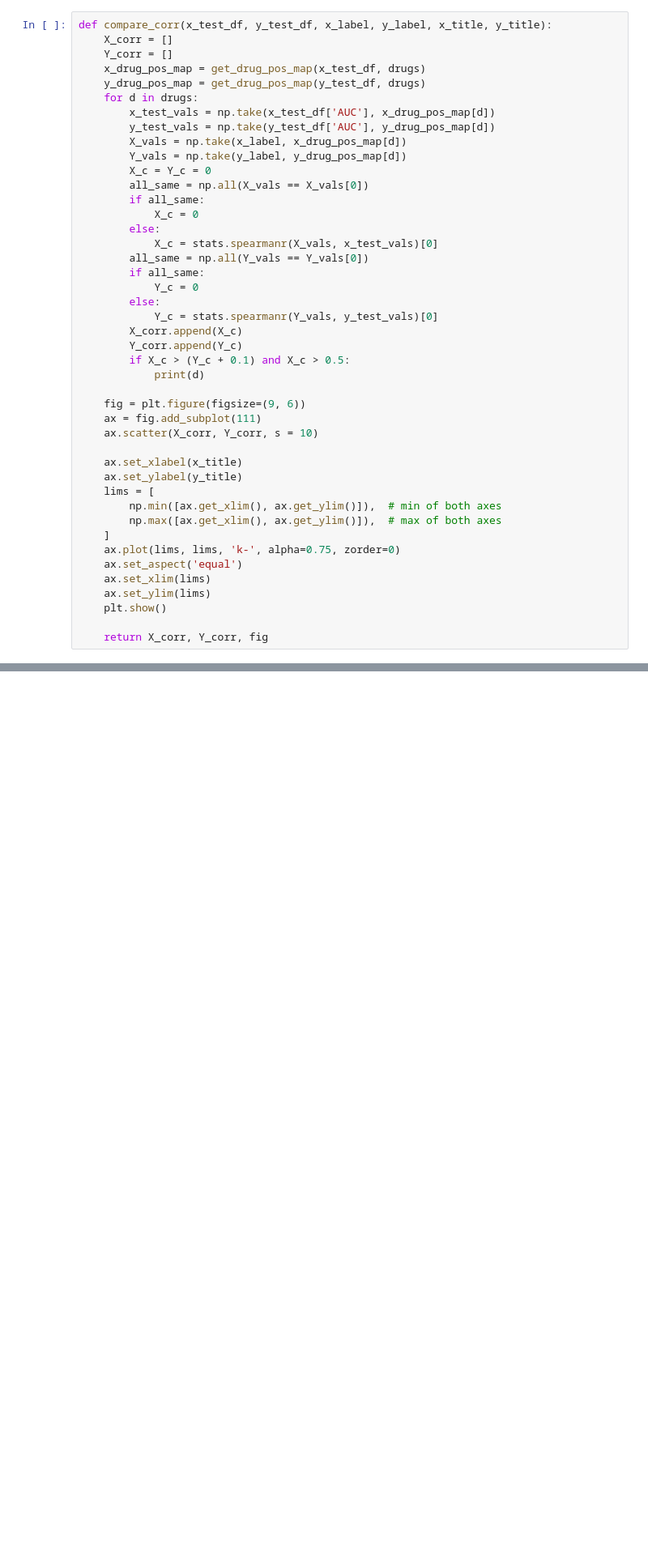
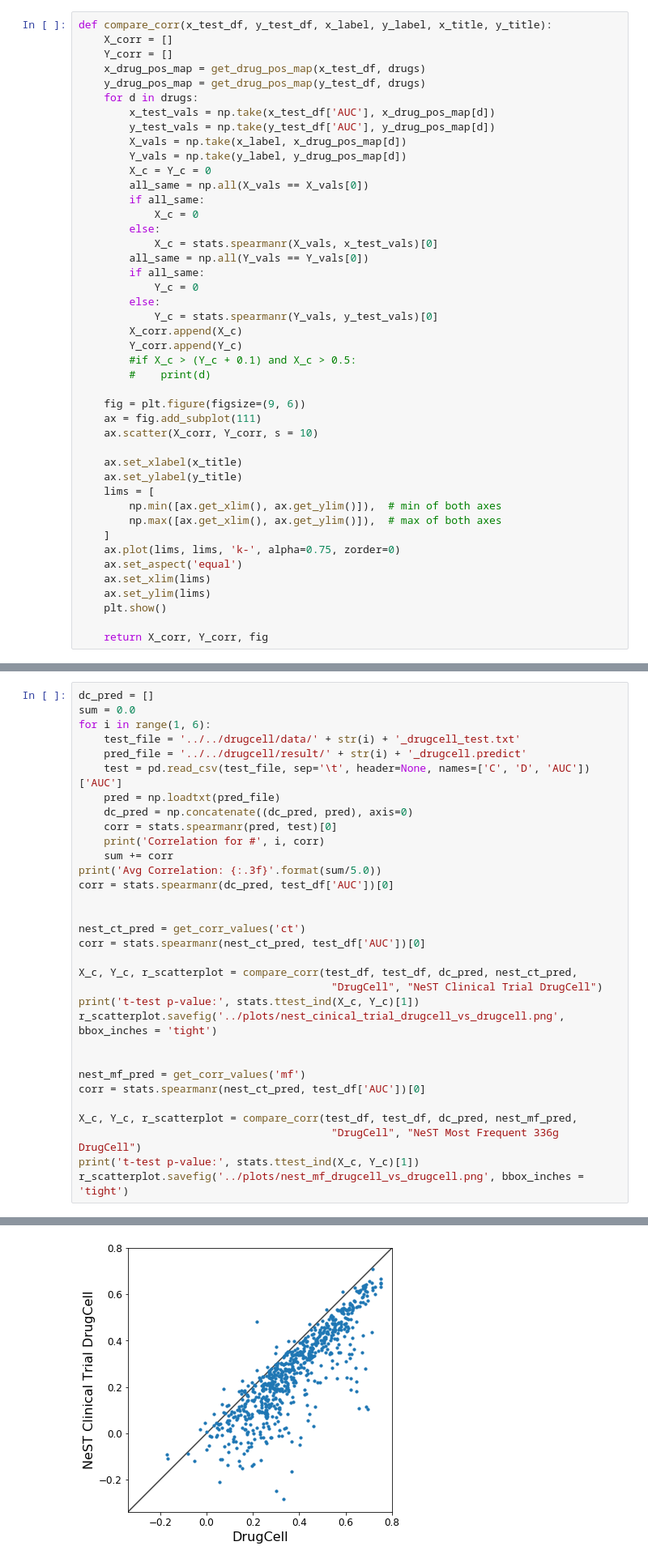
Before and after one commit to enmsilva/nest_drugcell, a Jupyter notebook: notebooks/model_comparison.ipynb, the cells around one changed output, grey strips where cells are left out. Shown at 81% size. Cells and saved outputs as stored; diff of their text form; blank space fills up the shorter version.

```diff
--- a/notebooks/model_comparison.ipynb
+++ b/notebooks/model_comparison.ipynb
@@ -135,8 +135,8 @@ def compare_corr(x_test_df, y_test_df, x_label, y_label, x_title, y_title):
             Y_c = stats.spearmanr(Y_vals, y_test_vals)[0]
         X_corr.append(X_c)
         Y_corr.append(Y_c)
-        if X_c > (Y_c + 0.1) and X_c > 0.5:
-            print(d)
+        #if X_c > (Y_c + 0.1) and X_c > 0.5:
+        #    print(d)
 
     fig = plt.figure(figsize=(9, 6))
     ax = fig.add_subplot(111)
@@ -294,3 +294,36 @@ X_c, Y_c, r_scatterplot = compare_corr(test_df, test_df, nest_ddram_pred, nest_c
                                         "DDRAM", "NeST Clinical Trial")
 print('t-test p-value:', stats.ttest_ind(X_c, Y_c)[1])
 r_scatterplot.savefig('../plots/nest_cinical_trial_drugcell_vs_ddram.png', bbox_inches = 'tight')
+# %%
+dc_pred = []
+sum = 0.0
+for i in range(1, 6):
+    test_file = '../../drugcell/data/' + str(i) + '_drugcell_test.txt'
+    pred_file = '../../drugcell/result/' + str(i) + '_drugcell.predict'
+    test = pd.read_csv(test_file, sep='\t', header=None, names=['C', 'D', 'AUC'])['AUC']
+    pred = np.loadtxt(pred_file)
+    dc_pred = np.concatenate((dc_pred, pred), axis=0)
+    corr = stats.spearmanr(pred, test)[0]
+    print('Correlation for #', i, corr)
+    sum += corr
+print('Avg Correlation: {:.3f}'.format(sum/5.0))
+corr = stats.spearmanr(dc_pred, test_df['AUC'])[0]
+
+
+nest_ct_pred = get_corr_values('ct')
+corr = stats.spearmanr(nest_ct_pred, test_df['AUC'])[0]
+
+X_c, Y_c, r_scatterplot = compare_corr(test_df, test_df, dc_pred, nest_ct_pred,
+                                        "DrugCell", "NeST Clinical Trial DrugCell")
+print('t-test p-value:', stats.ttest_ind(X_c, Y_c)[1])
+r_scatterplot.savefig('../plots/nest_cinical_trial_drugcell_vs_drugcell.png', bbox_inches = 'tight')
+
+
+nest_mf_pred = get_corr_values('mf')
+corr = stats.spearmanr(nest_ct_pred, test_df['AUC'])[0]
+
+X_c, Y_c, r_scatterplot = compare_corr(test_df, test_df, dc_pred, nest_mf_pred,
+                                        "DrugCell", "NeST Most Frequent 336g DrugCell")
+print('t-test p-value:', stats.ttest_ind(X_c, Y_c)[1])
+r_scatterplot.savefig('../plots/nest_mf_drugcell_vs_drugcell.png', bbox_inches = 'tight')
+# %% [output]
@@ -296,0 +342 @@ r_scatterplot.savefig('../plots/nest_cinical_trial_drugcell_vs_ddram.png', bbox_
+[figure, added]
```
Also changed, not shown: parts of 1 cell of this notebook, 4 other files.
